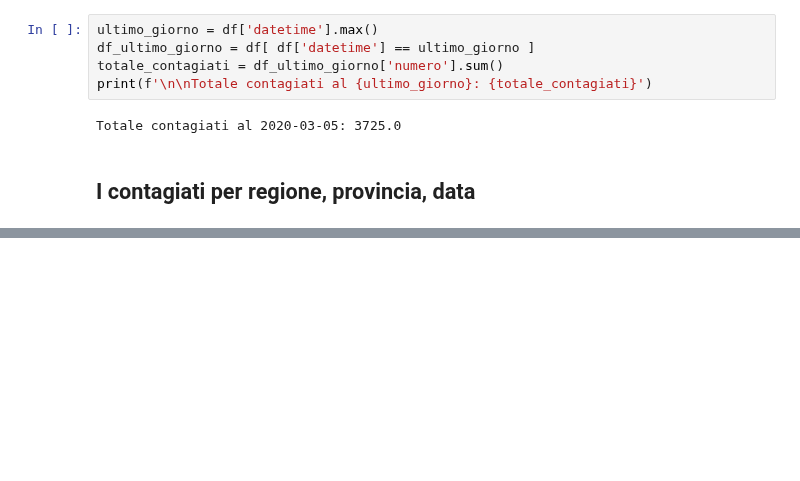
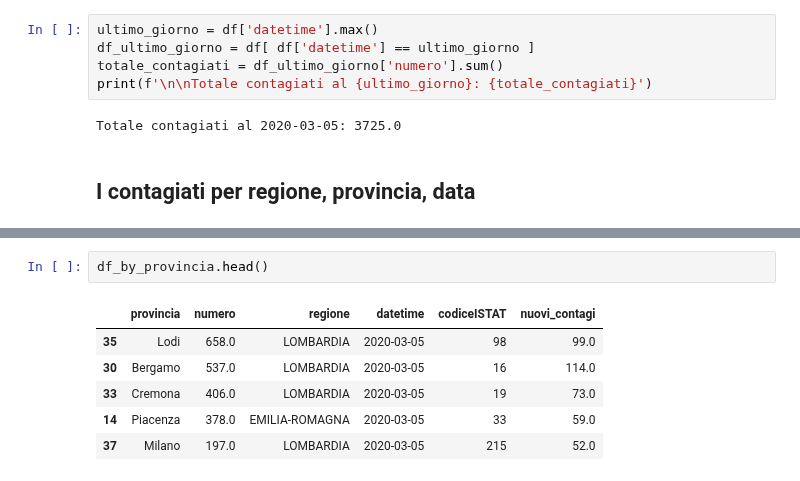
Before and after one commit to ondata/covid19italia, a Jupyter notebook: visualizzazione/analisi_descrittiva.ipynb, the cells around one changed output, grey strips where cells are left out. Cells and saved outputs as stored; diff of their text form; blank space fills up the shorter version.

```diff
--- a/visualizzazione/analisi_descrittiva.ipynb
+++ b/visualizzazione/analisi_descrittiva.ipynb
@@ -137,0 +144,9 @@ plt.show()
+# %%
+df_by_provincia.head()
+# %% [output]
+|  | provincia | numero | regione | datetime | codiceISTAT | nuovi_contagi |
+| 35 | Lodi | 658.0 | LOMBARDIA | 2020-03-05 | 98 | 99.0 |
+| 30 | Bergamo | 537.0 | LOMBARDIA | 2020-03-05 | 16 | 114.0 |
+| 33 | Cremona | 406.0 | LOMBARDIA | 2020-03-05 | 19 | 73.0 |
+| 14 | Piacenza | 378.0 | EMILIA-ROMAGNA | 2020-03-05 | 33 | 59.0 |
+| 37 | Milano | 197.0 | LOMBARDIA | 2020-03-05 | 215 | 52.0 |
```
Also changed, not shown: parts of 13 cells of this notebook, 1 other file.
